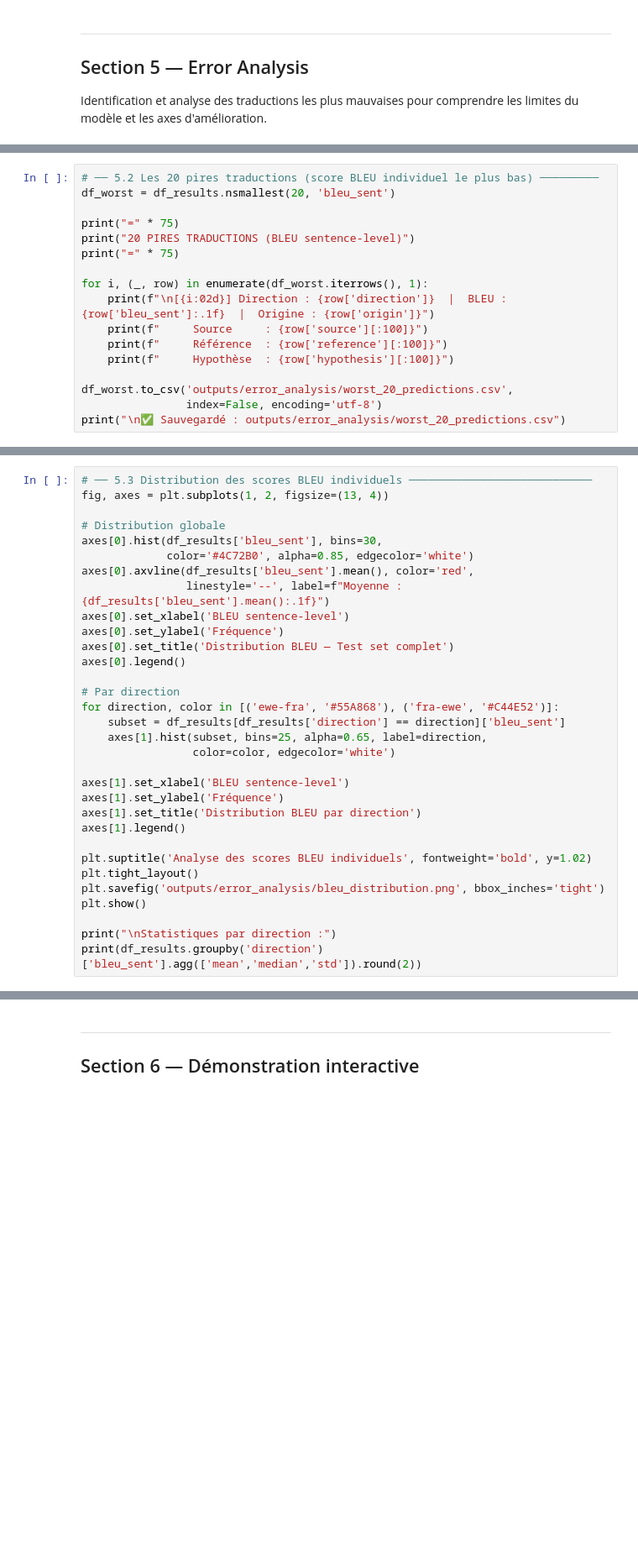
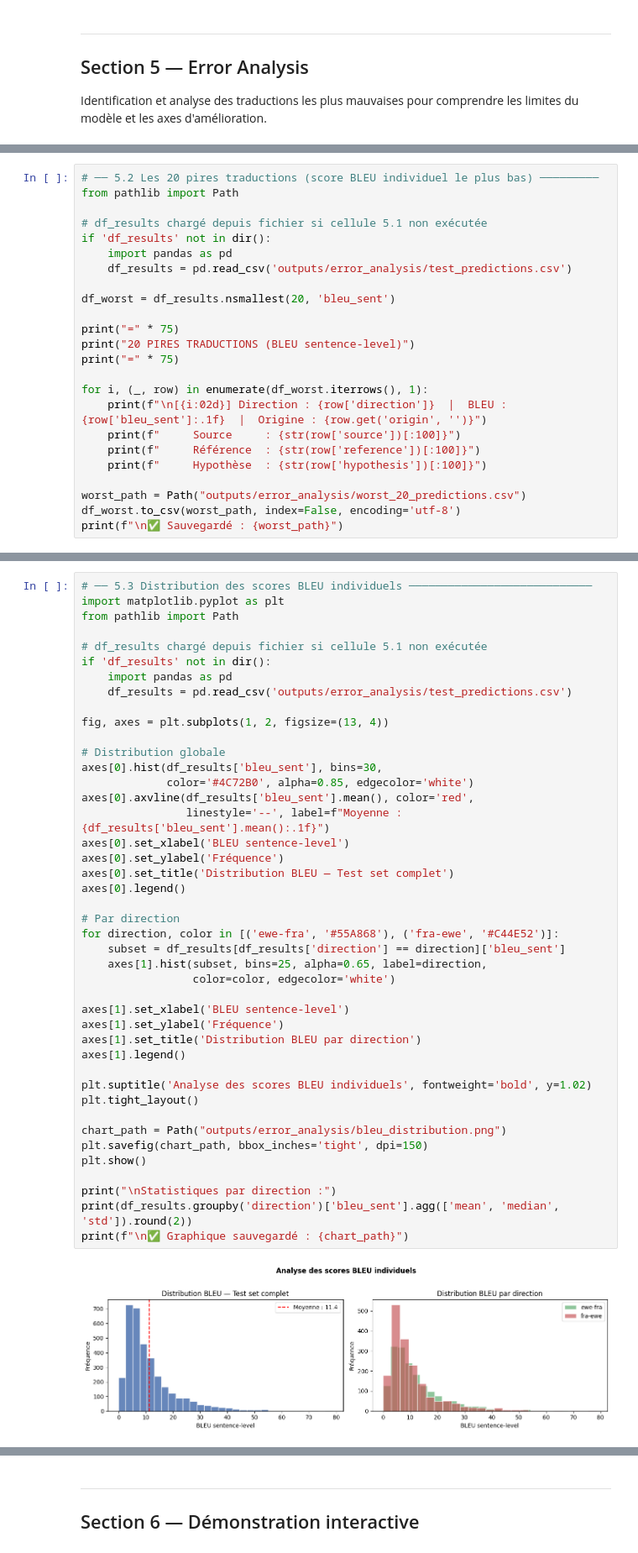
Before and after one commit to kjd-dktech/GbeTo_ewe-fr, a Jupyter notebook: notebooks/principal_book.ipynb, the cells around one changed output, grey strips where cells are left out. Shown at 84% size. Saved outputs shown, nothing was run; the diff lists cells and outputs as text; blank space fills up the shorter version.

```diff
--- a/notebooks/principal_book.ipynb
+++ b/notebooks/principal_book.ipynb
@@ -623,5 +776,12 @@ print(f"\n✅ {len(df_results):,} prédictions sauvegardées.")
 # %%
 # ── 5.2 Les 20 pires traductions (score BLEU individuel le plus bas) ─────────
+from pathlib import Path
+
+# df_results chargé depuis fichier si cellule 5.1 non exécutée
+if 'df_results' not in dir():
+    import pandas as pd
+    df_results = pd.read_csv('outputs/error_analysis/test_predictions.csv')
+
 df_worst = df_results.nsmallest(20, 'bleu_sent')
 
 print("=" * 75)
@@ -629,11 +789,11 @@ print("20 PIRES TRADUCTIONS (BLEU sentence-level)")
 print("=" * 75)
 
 for i, (_, row) in enumerate(df_worst.iterrows(), 1):
-    print(f"\n[{i:02d}] Direction : {row['direction']}  |  BLEU : {row['bleu_sent']:.1f}  |  Origine : {row['origin']}")
-    print(f"     Source     : {row['source'][:100]}")
-    print(f"     Référence  : {row['reference'][:100]}")
-    print(f"     Hypothèse  : {row['hypothesis'][:100]}")
+    print(f"\n[{i:02d}] Direction : {row['direction']}  |  BLEU : {row['bleu_sent']:.1f}  |  Origine : {row.get('origin', '')}")
+    print(f"     Source     : {str(row['source'])[:100]}")
+    print(f"     Référence  : {str(row['reference'])[:100]}")
+    print(f"     Hypothèse  : {str(row['hypothesis'])[:100]}")
 
-df_worst.to_csv('outputs/error_analysis/worst_20_predictions.csv',
-                index=False, encoding='utf-8')
-print("\n✅ Sauvegardé : outputs/error_analysis/worst_20_predictions.csv")
+worst_path = Path("outputs/error_analysis/worst_20_predictions.csv")
+df_worst.to_csv(worst_path, index=False, encoding='utf-8')
+print(f"\n✅ Sauvegardé : {worst_path}")
@@ -640,32 +818,45 @@ print("\n✅ Sauvegardé : outputs/error_analysis/worst_20_predictions.csv")
 # %%
 # ── 5.3 Distribution des scores BLEU individuels ────────────────────────────
+import matplotlib.pyplot as plt
+from pathlib import Path
+
+# df_results chargé depuis fichier si cellule 5.1 non exécutée
+if 'df_results' not in dir():
+    import pandas as pd
+    df_results = pd.read_csv('outputs/error_analysis/test_predictions.csv')
+
 fig, axes = plt.subplots(1, 2, figsize=(13, 4))
 
 # Distribution globale
 axes[0].hist(df_results['bleu_sent'], bins=30,
              color='#4C72B0', alpha=0.85, edgecolor='white')
 axes[0].axvline(df_results['bleu_sent'].mean(), color='red',
                 linestyle='--', label=f"Moyenne : {df_results['bleu_sent'].mean():.1f}")
 axes[0].set_xlabel('BLEU sentence-level')
 axes[0].set_ylabel('Fréquence')
 axes[0].set_title('Distribution BLEU — Test set complet')
 axes[0].legend()
 
 # Par direction
 for direction, color in [('ewe-fra', '#55A868'), ('fra-ewe', '#C44E52')]:
     subset = df_results[df_results['direction'] == direction]['bleu_sent']
     axes[1].hist(subset, bins=25, alpha=0.65, label=direction,
                  color=color, edgecolor='white')
 
 axes[1].set_xlabel('BLEU sentence-level')
 axes[1].set_ylabel('Fréquence')
 axes[1].set_title('Distribution BLEU par direction')
 axes[1].legend()
 
 plt.suptitle('Analyse des scores BLEU individuels', fontweight='bold', y=1.02)
 plt.tight_layout()
-plt.savefig('outputs/error_analysis/bleu_distribution.png', bbox_inches='tight')
+
+chart_path = Path("outputs/error_analysis/bleu_distribution.png")
+plt.savefig(chart_path, bbox_inches='tight', dpi=150)
 plt.show()
 
 print("\nStatistiques par direction :")
-print(df_results.groupby('direction')['bleu_sent'].agg(['mean','median','std']).round(2))
+print(df_results.groupby('direction')['bleu_sent'].agg(['mean', 'median', 'std']).round(2))
+print(f"\n✅ Graphique sauvegardé : {chart_path}")
+# %% [output]
+[figure, added]
```
Also changed, not shown: parts of 16 cells of this notebook, 9 other files.
